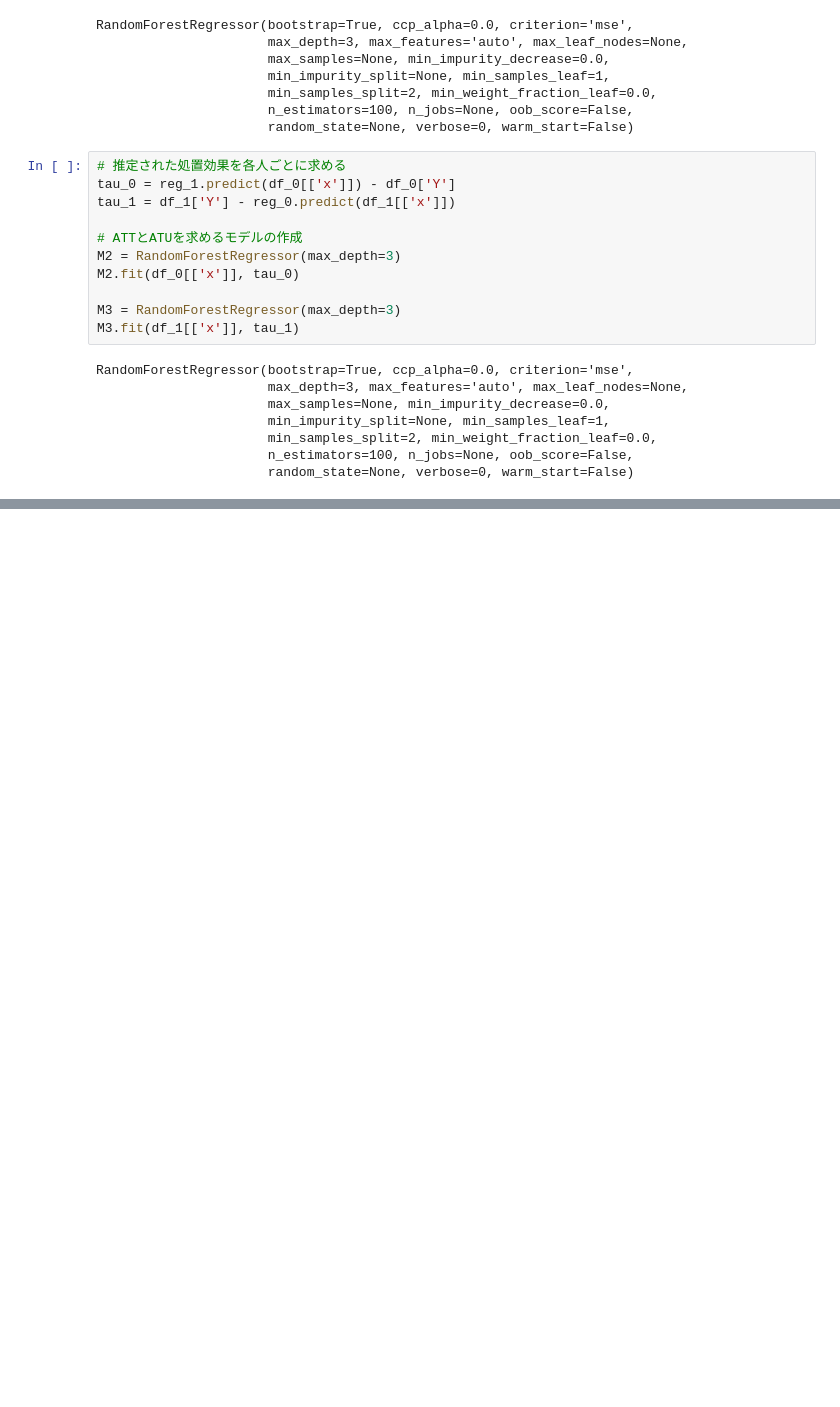
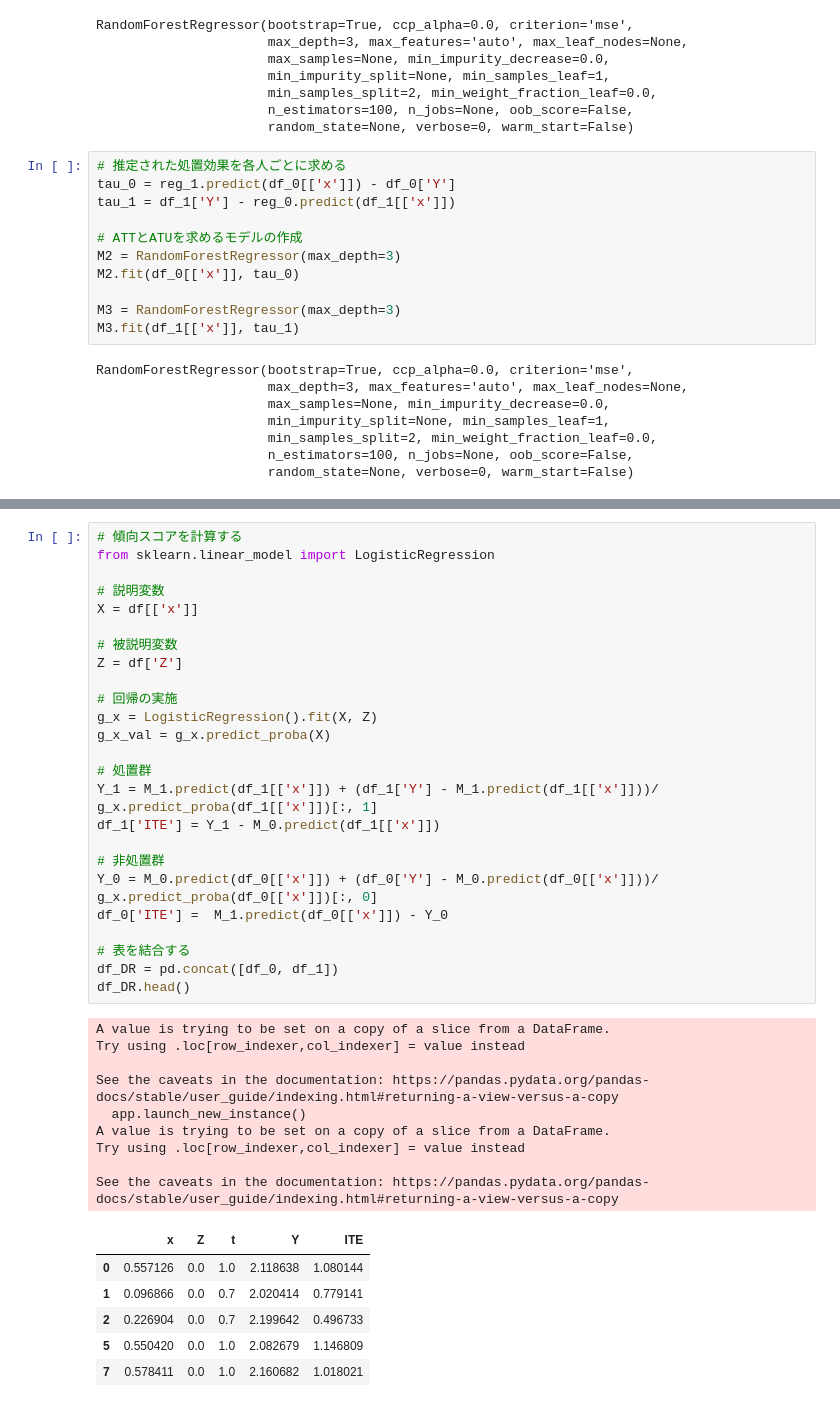
Before and after one commit to KamonohashiPerry/MachineLearning, a Jupyter notebook: Causal_Inference/Python_Causal_Inference_Chap5.ipynb, the cells around one changed output, grey strips where cells are left out. Saved outputs shown, nothing was run; the diff lists cells and outputs as text; blank space fills up the shorter version.

```diff
--- a/Causal_Inference/Python_Causal_Inference_Chap5.ipynb
+++ b/Causal_Inference/Python_Causal_Inference_Chap5.ipynb
@@ -439,0 +468,41 @@ plt.plot(x_index, t_ans, color='black', ls='--', label='Baseline');
+# %%
+# 傾向スコアを計算する
+from sklearn.linear_model import LogisticRegression
+
+# 説明変数
+X = df[['x']]
+
+# 被説明変数
+Z = df['Z']
+
+# 回帰の実施
+g_x = LogisticRegression().fit(X, Z)
+g_x_val = g_x.predict_proba(X)
+
+# 処置群
+Y_1 = M_1.predict(df_1[['x']]) + (df_1['Y'] - M_1.predict(df_1[['x']]))/ g_x.predict_proba(df_1[['x']])[:, 1]
+df_1['ITE'] = Y_1 - M_0.predict(df_1[['x']])
+
+# 非処置群
+Y_0 = M_0.predict(df_0[['x']]) + (df_0['Y'] - M_0.predict(df_0[['x']]))/ g_x.predict_proba(df_0[['x']])[:, 0]
+df_0['ITE'] =  M_1.predict(df_0[['x']]) - Y_0
+
+# 表を結合する
+df_DR = pd.concat([df_0, df_1])
+df_DR.head()
+# %% [output]
+A value is trying to be set on a copy of a slice from a DataFrame.
+Try using .loc[row_indexer,col_indexer] = value instead
+
+See the caveats in the documentation: https://pandas.pydata.org/pandas-docs/stable/user_guide/indexing.html#returning-a-view-versus-a-copy
+  app.launch_new_instance()
+A value is trying to be set on a copy of a slice from a DataFrame.
+Try using .loc[row_indexer,col_indexer] = value instead
+
+See the caveats in the documentation: https://pandas.pydata.org/pandas-docs/stable/user_guide/indexing.html#returning-a-view-versus-a-copy
+|  | x | Z | t | Y | ITE |
+| 0 | 0.557126 | 0.0 | 1.0 | 2.118638 | 1.080144 |
+| 1 | 0.096866 | 0.0 | 0.7 | 2.020414 | 0.779141 |
+| 2 | 0.226904 | 0.0 | 0.7 | 2.199642 | 0.496733 |
+| 5 | 0.550420 | 0.0 | 1.0 | 2.082679 | 1.146809 |
+| 7 | 0.578411 | 0.0 | 1.0 | 2.160682 | 1.018021 |
```
Also changed, not shown: parts of 10 cells of this notebook.
